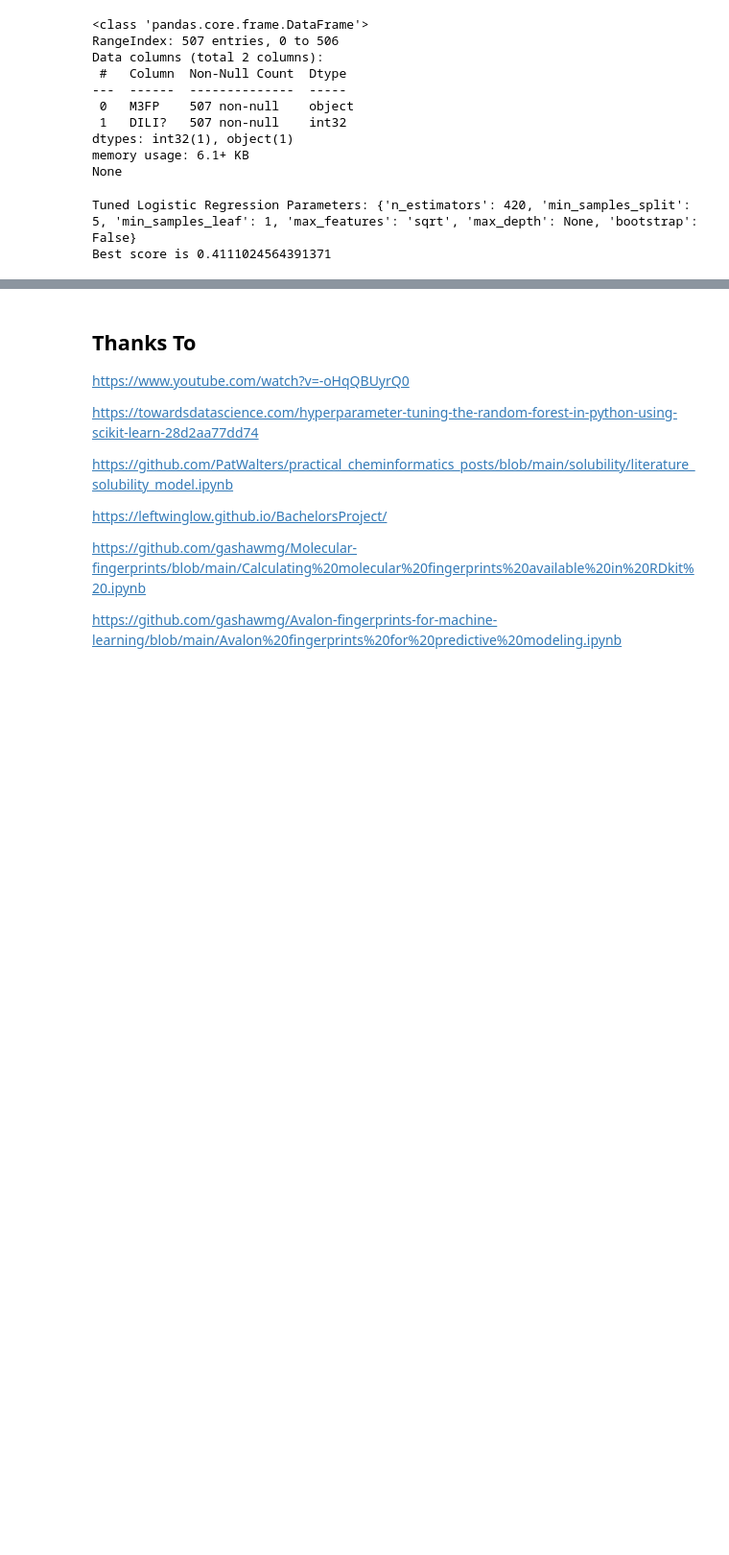
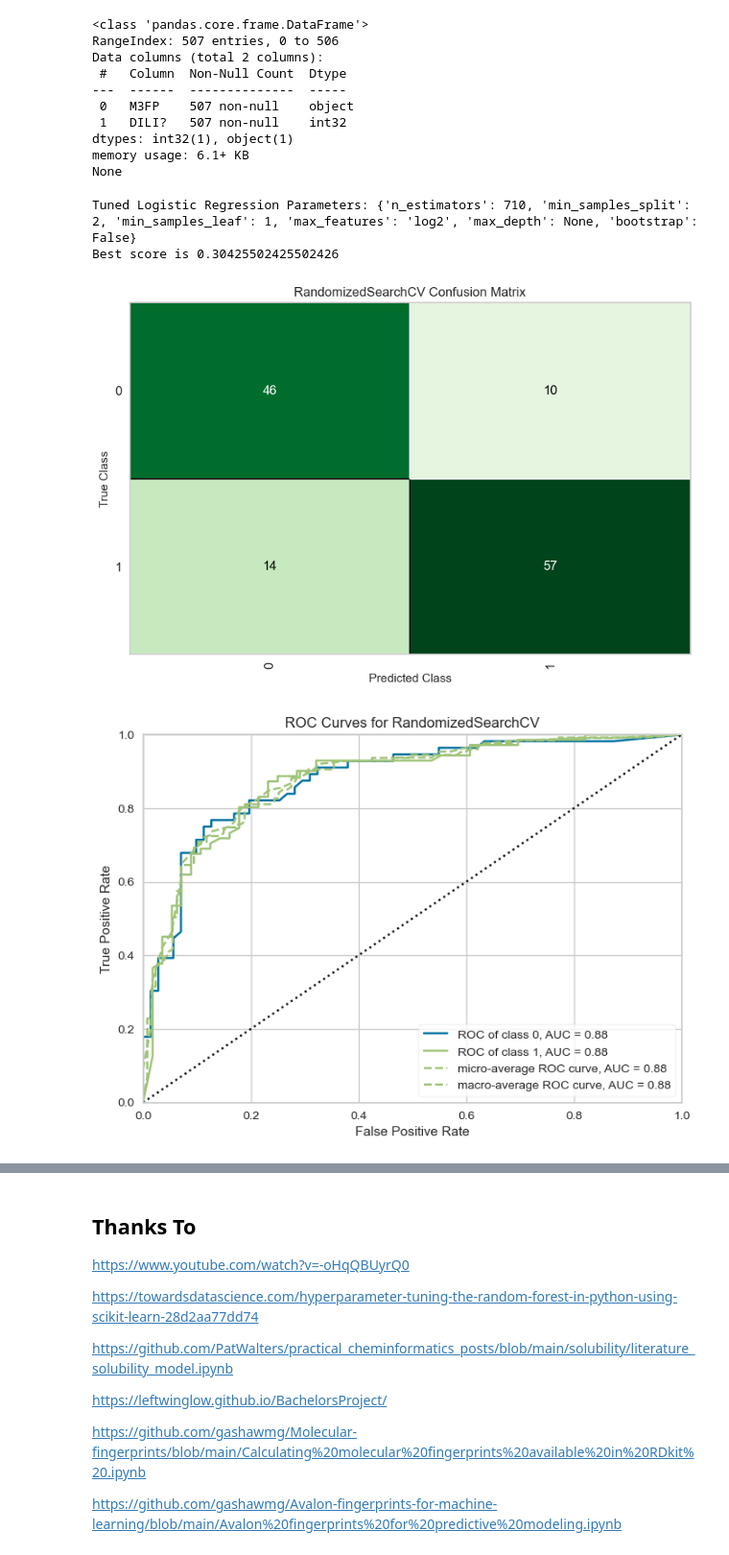
Before and after one commit to leftwinglow/Honours, a Jupyter notebook: get_fingerprints_tdc.ipynb, the cells around one changed output, grey strips where cells are left out. Shown at 96% size. Cells and saved outputs as stored; diff of their text form; code cells hidden in the pictures; blank space fills up the shorter version.

```diff
--- a/get_fingerprints_tdc.ipynb
+++ b/get_fingerprints_tdc.ipynb
@@ -161,7 +161,7 @@ n_jobs = multiprocessing.cpu_count()-1
 X_train, X_test, y_train, y_test = train_test_split(X, y, train_size = 0.75)
 # %%
 # Instantiate Random Forest Regressor
-model_rf = ensemble.RandomForestRegressor(random_state=42)
+model_rf = ensemble.RandomForestClassifier(random_state=42)
 
 # Instantiate a dict of paramaters of RFR
 params_rf = {
@@ -184,5 +184,14 @@ rf_cv.fit(list(X_train),y_train)
 print('Tuned Logistic Regression Parameters: {}'.format(rf_cv.best_params_))
 print('Best score is {}'.format(rf_cv.best_score_))
 # %% [output]
-Tuned Logistic Regression Parameters: {'n_estimators': 420, 'min_samples_split': 5, 'min_samples_leaf': 1, 'max_features': 'sqrt', 'max_depth': None, 'bootstrap': False}
-Best score is 0.4111024564391371
+Tuned Logistic Regression Parameters: {'n_estimators': 710, 'min_samples_split': 2, 'min_samples_leaf': 1, 'max_features': 'log2', 'max_depth': None, 'bootstrap': False}
+Best score is 0.30425502425502426
+# %%
+from yellowbrick import classifier
+
+classifier.confusion_matrix(rf_cv, list(X_test), y_test, cmap="Greens")
+
+classifier.roc_auc(rf_cv, list(X_test), y_test)
+# %% [output]
+[figure, added]
+[figure, added]
```
Also changed, not shown: parts of 3 cells of this notebook.
